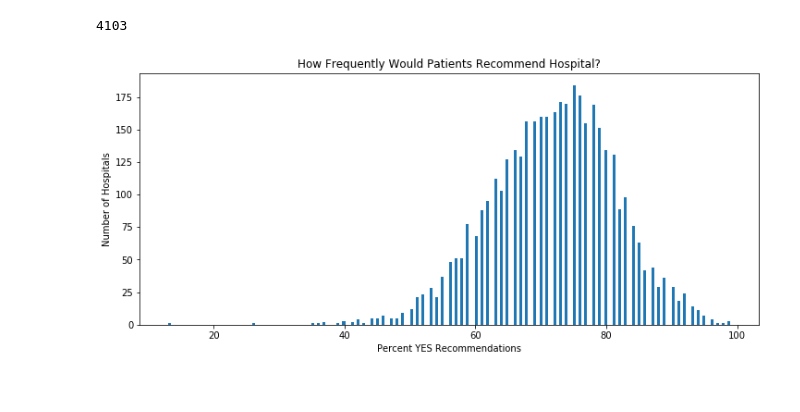
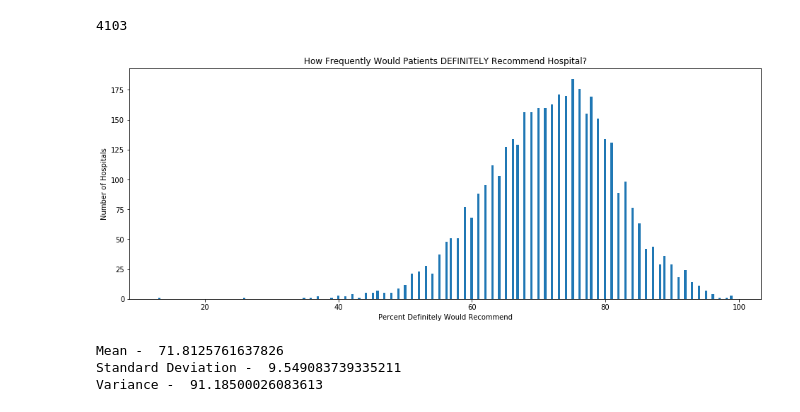
Before and after one commit to tapsmarty/Springboard, a Jupyter notebook: Hospital Patient Survey.ipynb, the cells around one changed output. Cells and saved outputs as stored; diff of their text form; code cells hidden in the pictures.

```diff
--- a/Hospital Patient Survey.ipynb
+++ b/Hospital Patient Survey.ipynb
@@ -42,16 +61,27 @@ len(yes_rec_df)
 # In order to plot histogram of how how hopitals perforomed on recommend question, data
 # is isoltated on percentage variable and converted from object to integer.
 
+
 rec_percent = yes_rec_df.HCAHPS_Answer_Percent
-rec_percent = yes2.astype(int)
+yes_int = rec_percent.astype(int)
 # %%
-# Histogram showing spread of how likely hospitals are to
+# Histogram showing spread of how likely pateitns are to recommend hospital to family and friends
 
-plt.figure(figsize=(12, 5))
-plt.hist(yes2, bins = 200)
-plt.xlabel('Percent YES Recommendations')
+plt.figure(figsize=(16, 6))
+plt.hist(yes_int, bins = 250)
+plt.xlabel('Percent Definitely Would Recommend')
 plt.ylabel('Number of Hospitals')
-plt.title('How Frequently Would Patients Recommend Hospital?')
+plt.title('How Frequently Would Patients DEFINITELY Recommend Hospital?')
 plt.show()
 # %% [output]
-[figure, old version]
+[figure, new version]
+# %%
+# Check mean and standard deviation of YES recommendations
+
+print('Mean - ', yes_int.mean())
+print('Standard Deviation - ', yes_int.std())
+print('Variance - ', yes_int.var())
+# %% [output]
+Mean -  71.8125761637826
+Standard Deviation -  9.549083739335211
+Variance -  91.18500026083613
```
Also changed, not shown: parts of 11 cells of this notebook.
